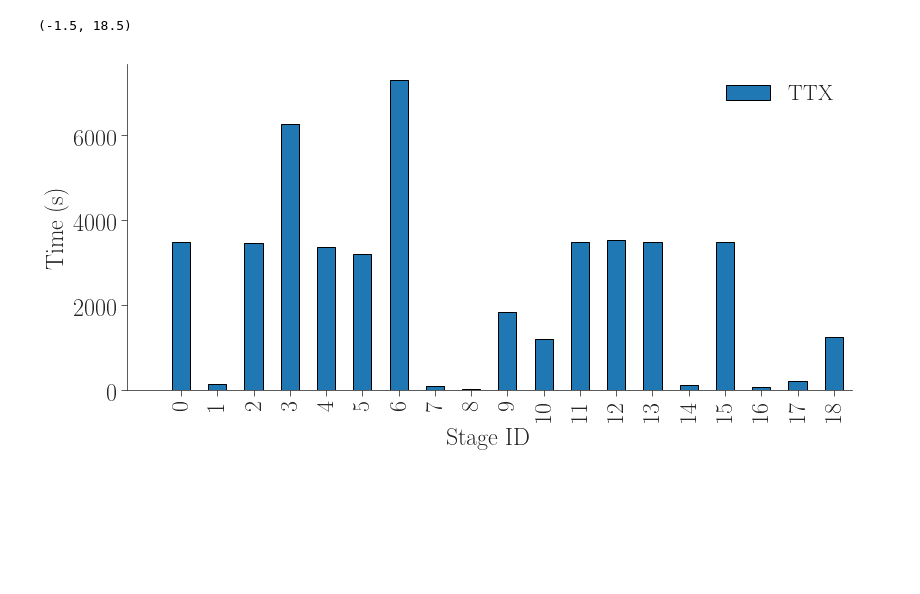
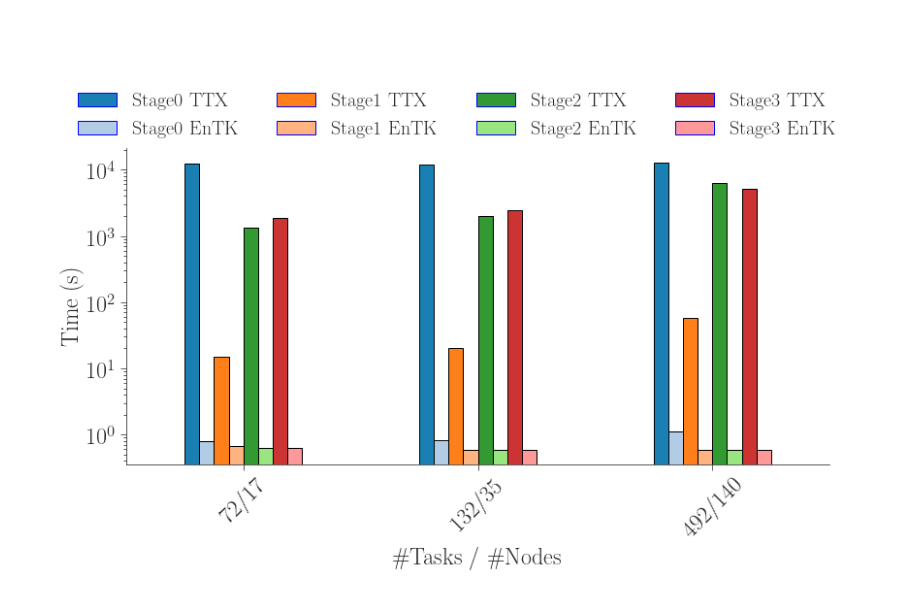
Before and after one commit to radical-experiments/deepdriveMD, a Jupyter notebook: analysis/overheads.ipynb, the cells around one changed output. Cells and saved outputs as stored; diff of their text form; code cells hidden in the pictures; blank space fills up the shorter version.

Commit message:
TTX and overheads

```diff
--- a/analysis/overheads.ipynb
+++ b/analysis/overheads.ipynb
@@ -463,15 +428,0 @@ exp1_stage_durations = {
-# %%
-fig, ax = fig_setup(figsize=(13,6))
-
-pd.DataFrame(list(exp1_stage_durations.items()), columns=['stageid', 'TTX']).plot.bar(
-#     x = 'nunitnode',
-#     y = ['TTX Unit Exp1 mean', 'TTX Unit Exp2 mean', 'TTX Unit Exp3 mean'],
-      ax = ax)#, color = tableau20[6], rot = 45)
-
-ax.set_xlabel('Stage ID')
-ax.set_ylabel('Time (s)')
-ax.set_ylim(0)
-ax.set_xlim(-1.5)
-# %% [output]
-(-1.5, 18.5)
-[figure, removed]
@@ -478 +457,39 @@ ax.set_xlim(-1.5)
+# %%
+from matplotlib.patches import Patch
+fig, ax = fig_setup(figsize=(13,6))
+
+exp5_stages.plot.bar(
+# pd.DataFrame(list(exp5_stage_durations.items()), columns=['stageid', 'TTX']).plot.bar(
+    x = 'nunitnode',
+#     y = ['TTX Unit Exp1 mean', 'TTX Unit Exp2 mean', 'TTX Unit Exp3 mean'],
+    logy=True,
+    ax = ax, color = [tableau20[0],tableau20[1],
+                      tableau20[2],tableau20[3],
+                      tableau20[4],tableau20[5],
+                      tableau20[6],tableau20[7]], rot = 45, legend=False)
+
+ax.set_xlabel('\#Tasks / \#Nodes')
+ax.set_ylabel('Time (s)')
+# ax.set_ylim(0)
+# ax.set_xlim(-1.5)
+
+legend_elements = [ Patch(facecolor=tableau20[0], edgecolor='b', label='Stage0 TTX'),
+                    Patch(facecolor=tableau20[1], edgecolor='b', label='Stage0 EnTK'),
+                    Patch(facecolor=tableau20[2], edgecolor='b', label='Stage1 TTX'),
+                    Patch(facecolor=tableau20[3], edgecolor='b', label='Stage1 EnTK'),
+                    Patch(facecolor=tableau20[4], edgecolor='b', label='Stage2 TTX'),
+                    Patch(facecolor=tableau20[5], edgecolor='b', label='Stage2 EnTK'),
+                    Patch(facecolor=tableau20[6], edgecolor='b', label='Stage3 TTX'),
+                    Patch(facecolor=tableau20[7], edgecolor='b', label='Stage3 EnTK')]
+
+fig.legend(handles=legend_elements,
+           loc='upper left',
+           bbox_to_anchor=(0.025, 1.2),
+           fontsize=20,
+           ncol=4)
+
+plt.savefig('figures/stage_ttx_entk_overhead.pdf', dpi=300, bbox_inches='tight')
+plt.savefig('figures/stage_ttx_entk_overhead.png', dpi=300, bbox_inches='tight')
+# %% [output]
+[figure, added]
 # %%
```
Also changed, not shown: parts of 19 cells of this notebook, 6 other files.
